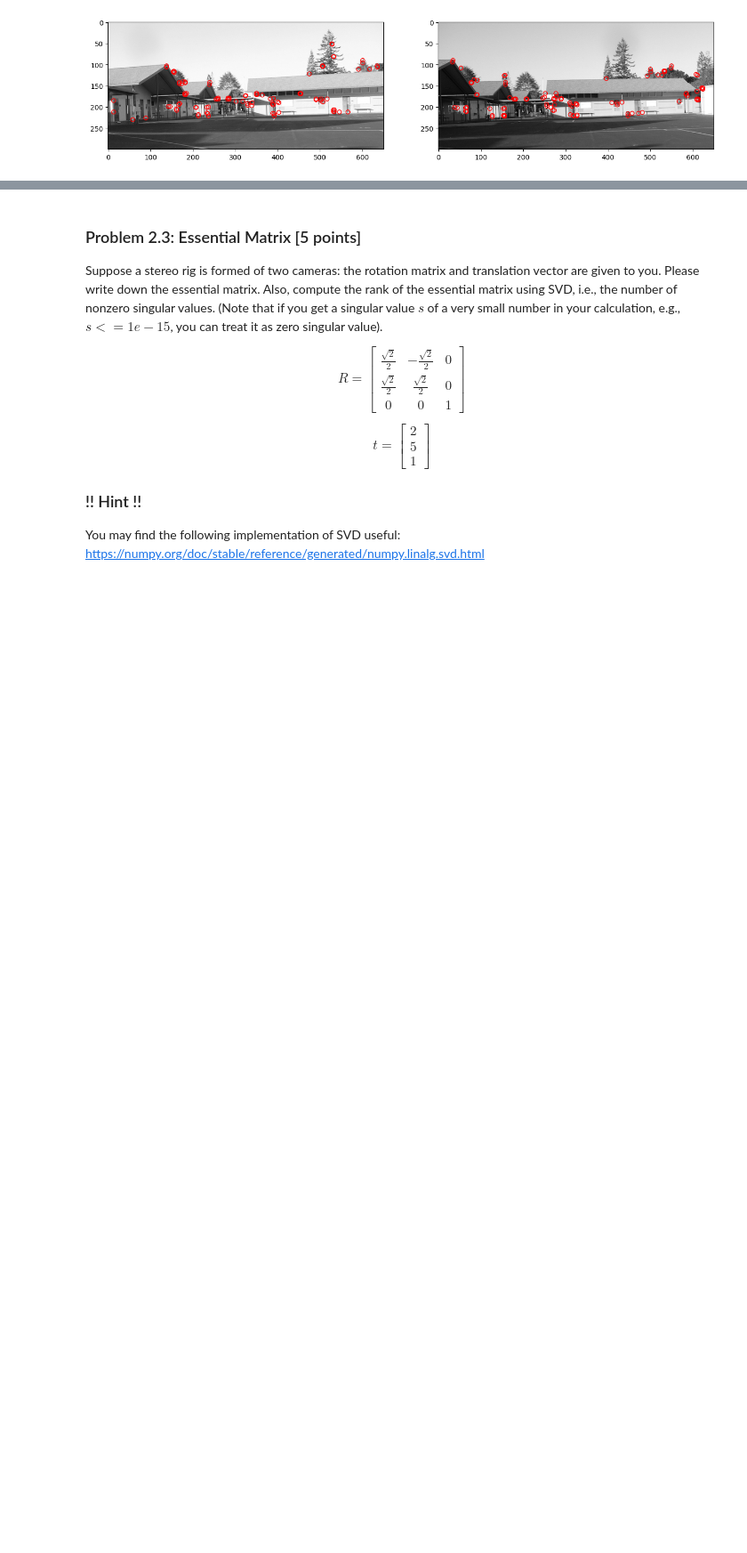
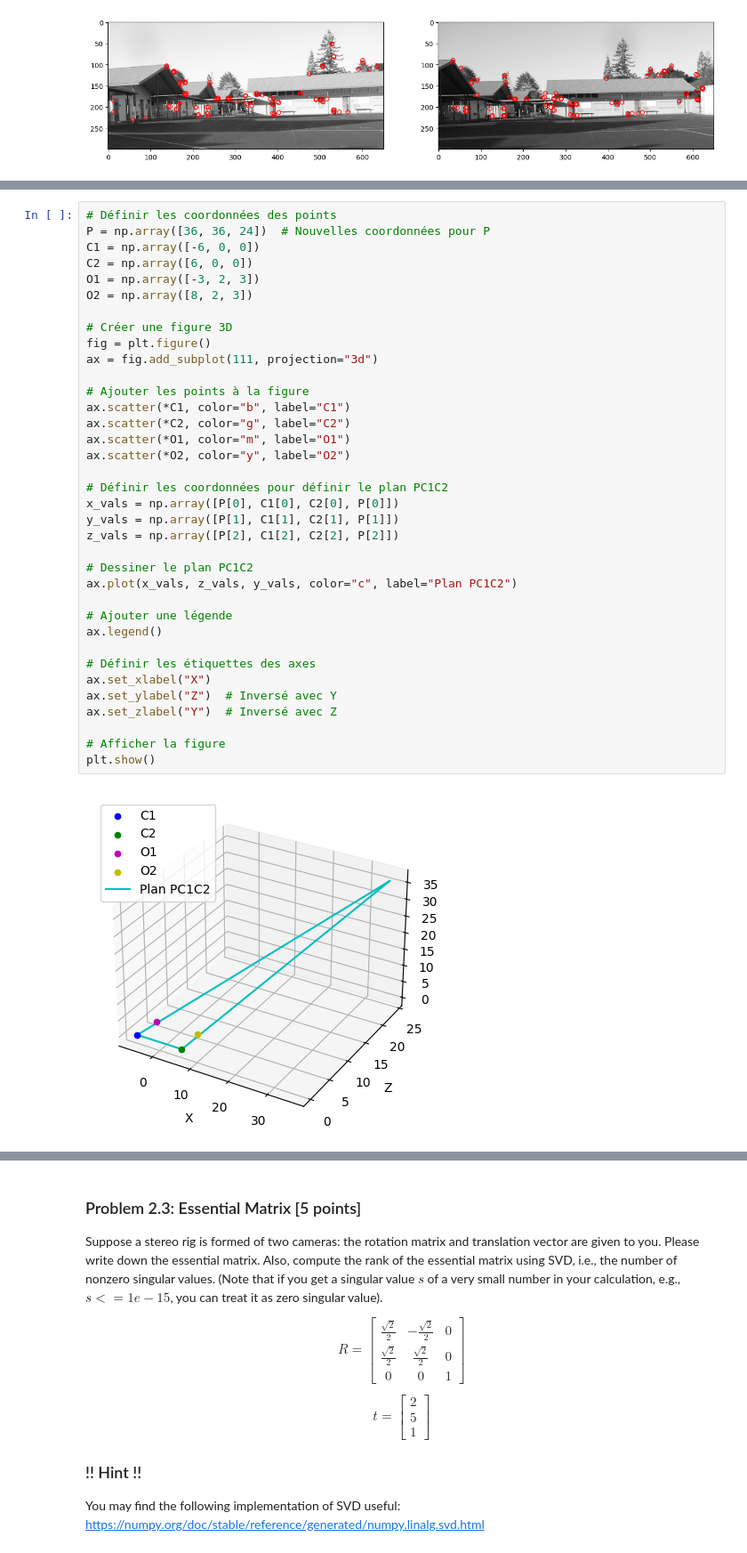
Before and after one commit to TSINET/CSE152A, a Jupyter notebook: HW2/hw2/HW2.ipynb, the cells around one changed output, grey strips where cells are left out. Shown at 89% size. Cells and saved outputs as stored; diff of their text form; blank space fills up the shorter version.

```diff
--- a/HW2/hw2/HW2.ipynb
+++ b/HW2/hw2/HW2.ipynb
@@ -343,3 +357,41 @@ Think about how to convert the points (x, y) and (u, v) in the world coordinates
+# %%
+# Définir les coordonnées des points
+P = np.array([36, 36, 24])  # Nouvelles coordonnées pour P
+C1 = np.array([-6, 0, 0])
+C2 = np.array([6, 0, 0])
+O1 = np.array([-3, 2, 3])
+O2 = np.array([8, 2, 3])
+
+# Créer une figure 3D
+fig = plt.figure()
+ax = fig.add_subplot(111, projection="3d")
+
+# Ajouter les points à la figure
+ax.scatter(*C1, color="b", label="C1")
+ax.scatter(*C2, color="g", label="C2")
+ax.scatter(*O1, color="m", label="O1")
+ax.scatter(*O2, color="y", label="O2")
+
+# Définir les coordonnées pour définir le plan PC1C2
+x_vals = np.array([P[0], C1[0], C2[0], P[0]])
+y_vals = np.array([P[1], C1[1], C2[1], P[1]])
+z_vals = np.array([P[2], C1[2], C2[2], P[2]])
+
+# Dessiner le plan PC1C2
+ax.plot(x_vals, z_vals, y_vals, color="c", label="Plan PC1C2")
+
+# Ajouter une légende
+ax.legend()
+
+# Définir les étiquettes des axes
+ax.set_xlabel("X")
+ax.set_ylabel("Z")  # Inversé avec Y
+ax.set_zlabel("Y")  # Inversé avec Z
+
+# Afficher la figure
+plt.show()
+# %% [output]
+[figure, added]
 # %% [markdown]
 ### Problem 2.2: The Epipolar Constraint [5 points]
 
```
Also changed, not shown: parts of 17 cells of this notebook, 1 other file.
